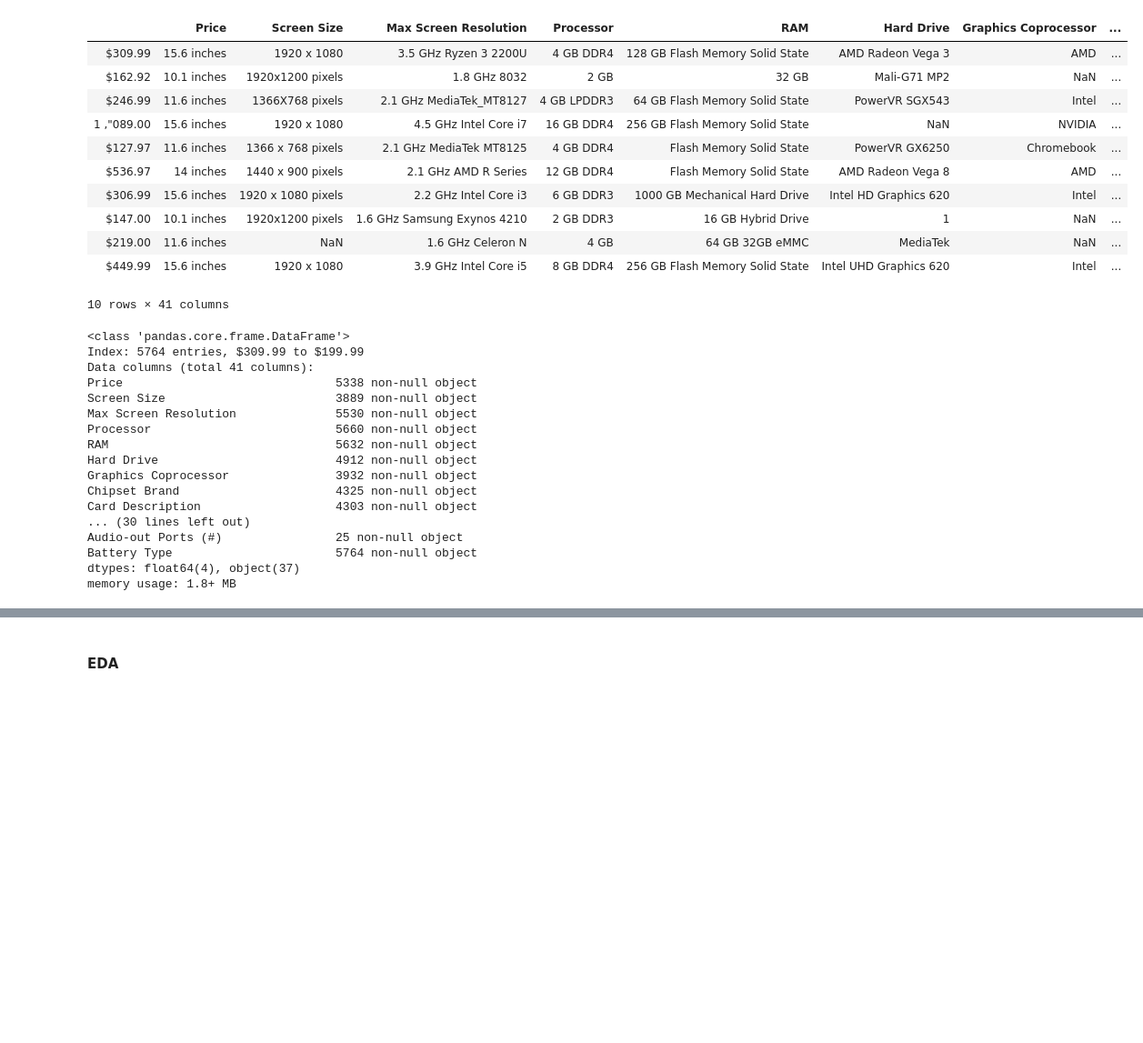
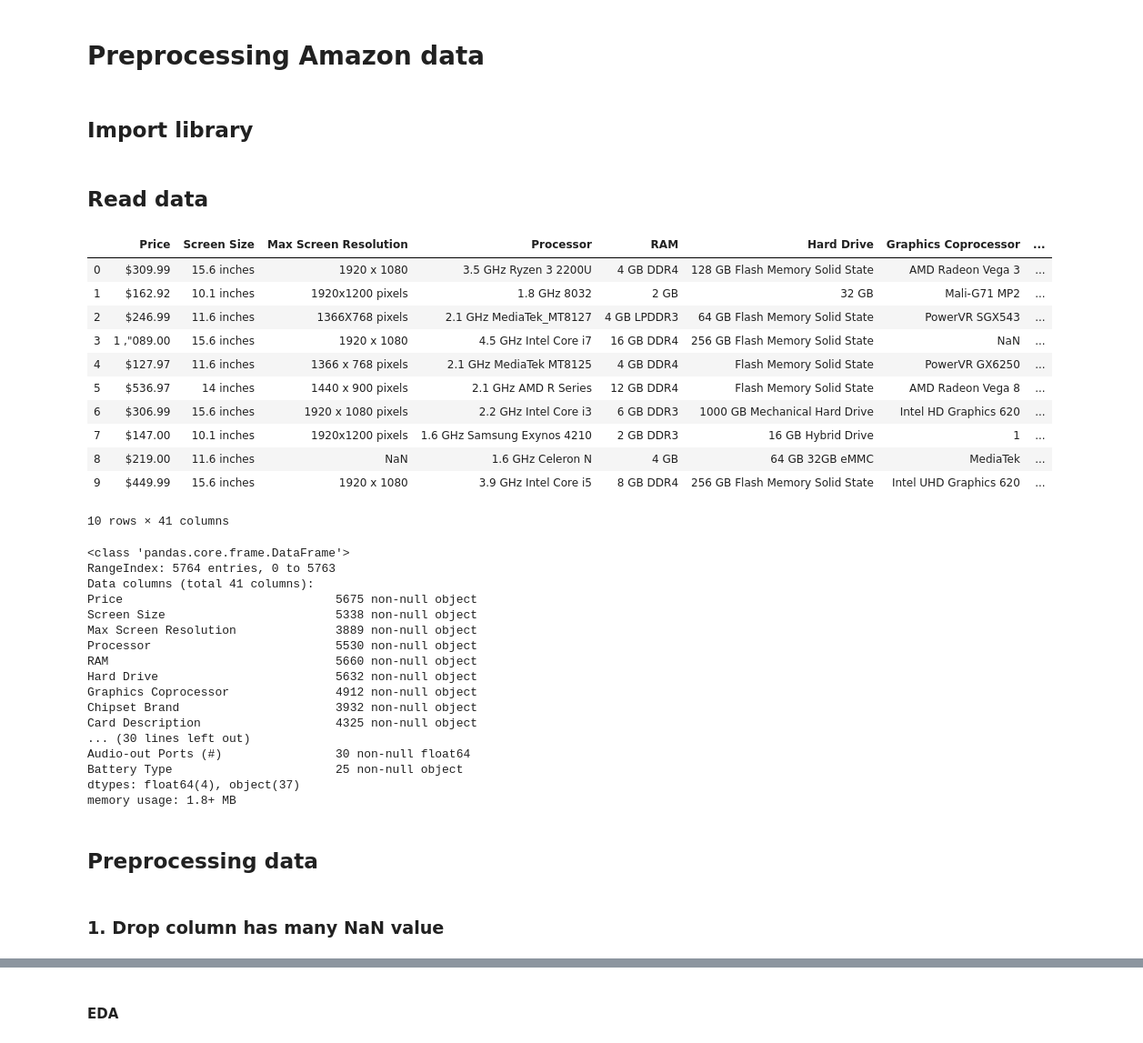
Before and after one commit to hxtruong6/DataScienceFinalProject, a Jupyter notebook: reprocess_data/Amazon/amazon_data_info.ipynb, the cells around one changed output, grey strips where cells are left out. Shown at 91% size. Saved outputs shown, nothing was run; the diff lists cells and outputs as text; code cells hidden in the pictures; blank space fills up the shorter version.

Commit message:
feat: proprecessing data

```diff
--- a/reprocess_data/Amazon/amazon_data_info.ipynb
+++ b/reprocess_data/Amazon/amazon_data_info.ipynb
@@ -1,3 +1,7 @@
+# %% [markdown]
+# Preprocessing Amazon data
+# %% [markdown]
+## Import library
 # %%
 %matplotlib inline
 import pandas as pd
@@ -25,37 +30,43 @@ with open("../../dataset/Amazon/amazon_product_infos.csv", encoding='utf-8') as
+# %% [markdown]
+## Read data
 # %%
-df = pd.read_csv("../../dataset/Amazon/amazon_product_infos_pre.csv", encoding='utf-8', sep='\t')
+df = pd.read_csv("../../dataset/Amazon/amazon_product_infos_pre.csv", encoding='utf-8', sep='\t', index_col=False )
 df.head(10)
 # %% [output]
 |  | Price | Screen Size | Max Screen Resolution | Processor | RAM | Hard Drive | Graphics Coprocessor | ... |
-| $309.99 | 15.6 inches | 1920 x 1080 | 3.5 GHz Ryzen 3 2200U | 4 GB DDR4 | 128 GB Flash Memory Solid State | AMD Radeon Vega 3 | AMD | ... |
-| $162.92 | 10.1 inches | 1920x1200 pixels | 1.8 GHz 8032 | 2 GB | 32 GB | Mali-G71 MP2 | NaN | ... |
-| $246.99 | 11.6 inches | 1366X768 pixels | 2.1 GHz MediaTek_MT8127 | 4 GB LPDDR3 | 64 GB Flash Memory Solid State | PowerVR SGX543 | Intel | ... |
-| 1 ,"089.00 | 15.6 inches | 1920 x 1080 | 4.5 GHz Intel Core i7 | 16 GB DDR4 | 256 GB Flash Memory Solid State | NaN | NVIDIA | ... |
-| $127.97 | 11.6 inches | 1366 x 768 pixels | 2.1 GHz MediaTek MT8125 | 4 GB DDR4 | Flash Memory Solid State | PowerVR GX6250 | Chromebook | ... |
-| $536.97 | 14 inches | 1440 x 900 pixels | 2.1 GHz AMD R Series | 12 GB DDR4 | Flash Memory Solid State | AMD Radeon Vega 8 | AMD | ... |
-| $306.99 | 15.6 inches | 1920 x 1080 pixels | 2.2 GHz Intel Core i3 | 6 GB DDR3 | 1000 GB Mechanical Hard Drive | Intel HD Graphics 620 | Intel | ... |
-| $147.00 | 10.1 inches | 1920x1200 pixels | 1.6 GHz Samsung Exynos 4210 | 2 GB DDR3 | 16 GB Hybrid Drive | 1 | NaN | ... |
-| $219.00 | 11.6 inches | NaN | 1.6 GHz Celeron N | 4 GB | 64 GB 32GB eMMC | MediaTek | NaN | ... |
-| $449.99 | 15.6 inches | 1920 x 1080 | 3.9 GHz Intel Core i5 | 8 GB DDR4 | 256 GB Flash Memory Solid State | Intel UHD Graphics 620 | Intel | ... |
+| 0 | $309.99 | 15.6 inches | 1920 x 1080 | 3.5 GHz Ryzen 3 2200U | 4 GB DDR4 | 128 GB Flash Memory Solid State | AMD Radeon Vega 3 | ... |
+| 1 | $162.92 | 10.1 inches | 1920x1200 pixels | 1.8 GHz 8032 | 2 GB | 32 GB | Mali-G71 MP2 | ... |
+| 2 | $246.99 | 11.6 inches | 1366X768 pixels | 2.1 GHz MediaTek_MT8127 | 4 GB LPDDR3 | 64 GB Flash Memory Solid State | PowerVR SGX543 | ... |
+| 3 | 1 ,"089.00 | 15.6 inches | 1920 x 1080 | 4.5 GHz Intel Core i7 | 16 GB DDR4 | 256 GB Flash Memory Solid State | NaN | ... |
+| 4 | $127.97 | 11.6 inches | 1366 x 768 pixels | 2.1 GHz MediaTek MT8125 | 4 GB DDR4 | Flash Memory Solid State | PowerVR GX6250 | ... |
+| 5 | $536.97 | 14 inches | 1440 x 900 pixels | 2.1 GHz AMD R Series | 12 GB DDR4 | Flash Memory Solid State | AMD Radeon Vega 8 | ... |
+| 6 | $306.99 | 15.6 inches | 1920 x 1080 pixels | 2.2 GHz Intel Core i3 | 6 GB DDR3 | 1000 GB Mechanical Hard Drive | Intel HD Graphics 620 | ... |
+| 7 | $147.00 | 10.1 inches | 1920x1200 pixels | 1.6 GHz Samsung Exynos 4210 | 2 GB DDR3 | 16 GB Hybrid Drive | 1 | ... |
+| 8 | $219.00 | 11.6 inches | NaN | 1.6 GHz Celeron N | 4 GB | 64 GB 32GB eMMC | MediaTek | ... |
+| 9 | $449.99 | 15.6 inches | 1920 x 1080 | 3.9 GHz Intel Core i5 | 8 GB DDR4 | 256 GB Flash Memory Solid State | Intel UHD Graphics 620 | ... |
 10 rows × 41 columns
 # %%
 df.info(verbose=True, null_counts=True)
 # %% [output]
 <class 'pandas.core.frame.DataFrame'>
-Index: 5764 entries, $309.99 to $199.99
+RangeIndex: 5764 entries, 0 to 5763
 Data columns (total 41 columns):
-Price                              5338 non-null object
-Screen Size                        3889 non-null object
-Max Screen Resolution              5530 non-null object
-Processor                          5660 non-null object
-RAM                                5632 non-null object
-Hard Drive                         4912 non-null object
-Graphics Coprocessor               3932 non-null object
-Chipset Brand                      4325 non-null object
-Card Description                   4303 non-null object
+Price                              5675 non-null object
+Screen Size                        5338 non-null object
+Max Screen Resolution              3889 non-null object
+Processor                          5530 non-null object
+RAM                                5660 non-null object
+Hard Drive                         5632 non-null object
+Graphics Coprocessor               4912 non-null object
+Chipset Brand                      3932 non-null object
+Card Description                   4325 non-null object
 ... (30 lines left out)
-Audio-out Ports (#)                25 non-null object
-Battery Type                       5764 non-null object
+Audio-out Ports (#)                30 non-null float64
+Battery Type                       25 non-null object
 dtypes: float64(4), object(37)
 memory usage: 1.8+ MB
+# %% [markdown]
+## Preprocessing data
+# %% [markdown]
+### 1. Drop column has many NaN value
 # %%
```
Also changed, not shown: parts of 26 cells of this notebook, 4 other files.
